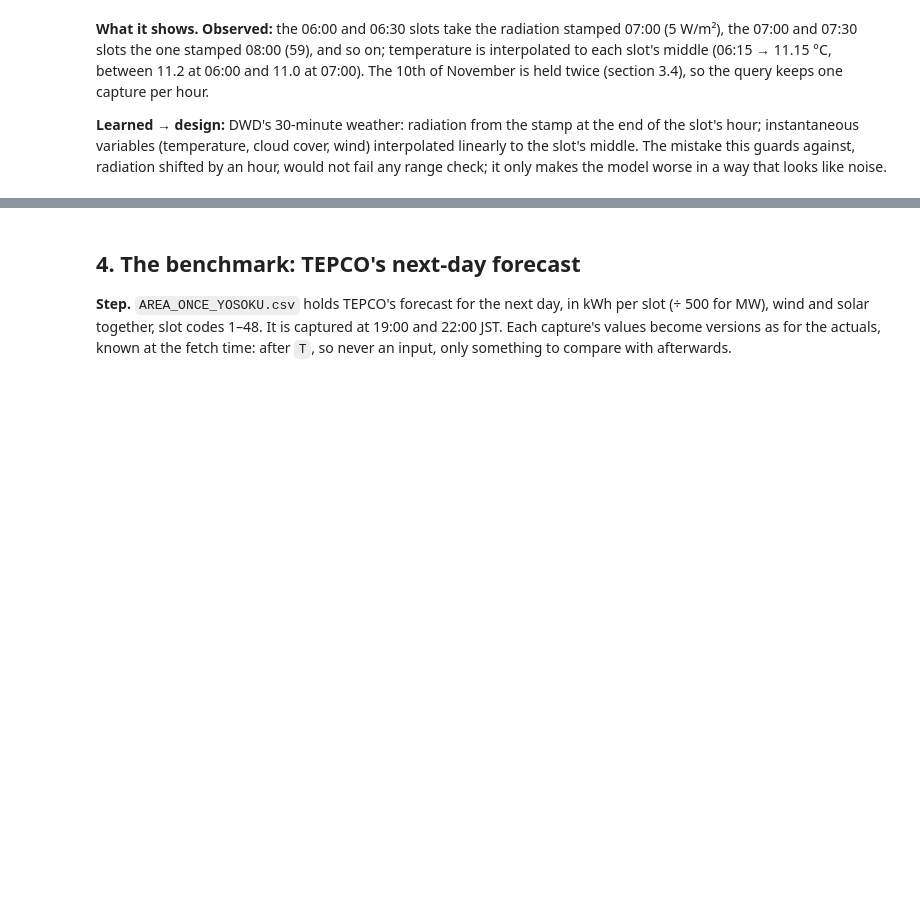
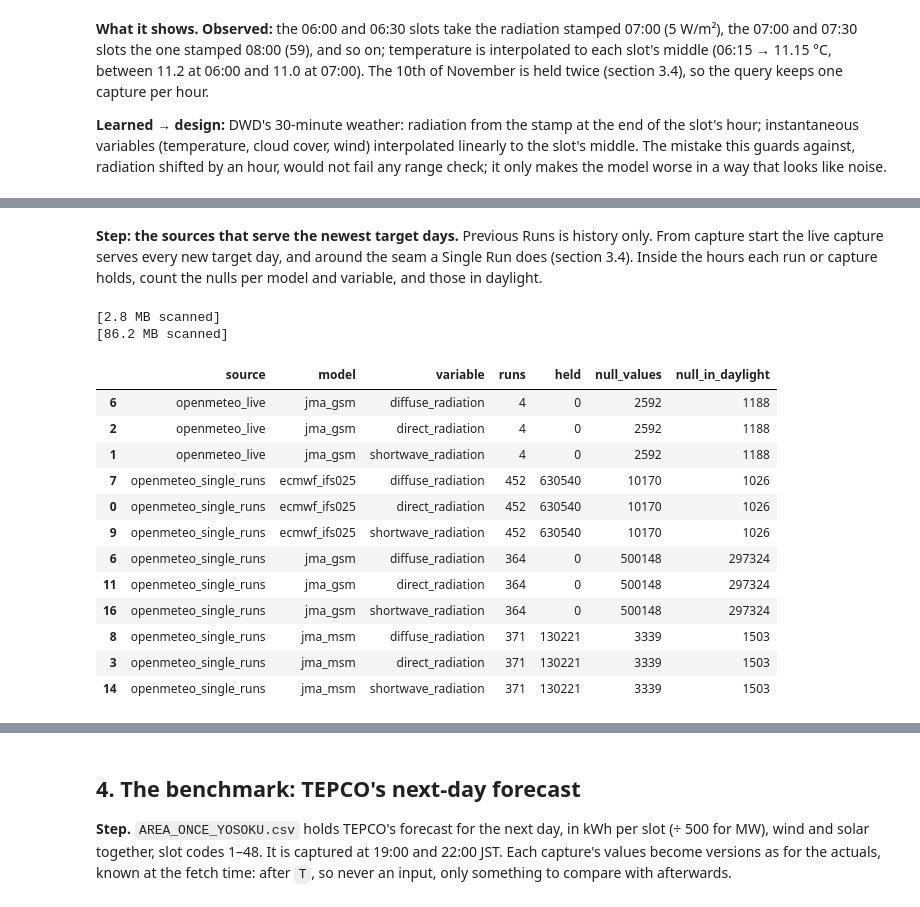
Before and after one commit to iahsanujunda/jtf, a Jupyter notebook: notebooks/04_ods_to_dwd.ipynb, the cells around one changed output, grey strips where cells are left out. Drawn from its saved outputs; the diff is of its cells as text; code cells hidden in the pictures; blank space fills up the shorter version.

```diff
--- a/notebooks/04_ods_to_dwd.ipynb
+++ b/notebooks/04_ods_to_dwd.ipynb
@@ -555,0 +697,46 @@ sql("""
+# %% [markdown]
+**Step: the sources that serve the newest target days.** Previous Runs is history only. From capture start the live capture serves every new target day, and around the seam a Single Run does (section 3.4). Inside the hours each run or capture holds, count the nulls per model and variable, and those in daylight.
+# %%
+NULLS = """
+WITH vals AS (
+  SELECT point, model, {run} AS run, valid_time, variable, value
+  FROM {table}
+  UNPIVOT INCLUDE NULLS (value FOR variable IN (shortwave_radiation, direct_radiation,
+    diffuse_radiation, cloud_cover, temperature_2m, wind_speed_10m))
+),
+daylight_hours AS (  -- an hour whose radiation falls on a daylight slot
+  SELECT TIMESTAMP_ADD(slot_start, INTERVAL 60 MINUTE) AS valid_time
+  FROM `{dim}.dim_daylight` WHERE NOT is_night
+  UNION DISTINCT
+  SELECT TIMESTAMP_ADD(slot_start, INTERVAL 30 MINUTE)
+  FROM `{dim}.dim_daylight` WHERE NOT is_night
+)
+SELECT '{table}' AS source, model, variable, COUNT(DISTINCT run) AS runs,
+       COUNTIF(value IS NOT NULL) AS held, COUNTIF(value IS NULL) AS null_values,
+       COUNTIF(value IS NULL AND d.valid_time IS NOT NULL) AS null_in_daylight
+FROM vals
+LEFT JOIN daylight_hours AS d USING (valid_time)
+GROUP BY model, variable
+"""
+pd.concat(
+    [
+        sql(NULLS.format(table="openmeteo_live", run="fetched_at", dim=DIM)),
+        sql(NULLS.format(table="openmeteo_single_runs", run="run_time", dim=DIM)),
+    ]
+).query("null_values > 0").sort_values(["source", "model", "variable"])
+# %% [output]
+[2.8 MB scanned]
+[86.2 MB scanned]
+|  | source | model | variable | runs | held | null_values | null_in_daylight |
+| 6 | openmeteo_live | jma_gsm | diffuse_radiation | 4 | 0 | 2592 | 1188 |
+| 2 | openmeteo_live | jma_gsm | direct_radiation | 4 | 0 | 2592 | 1188 |
+| 1 | openmeteo_live | jma_gsm | shortwave_radiation | 4 | 0 | 2592 | 1188 |
+| 7 | openmeteo_single_runs | ecmwf_ifs025 | diffuse_radiation | 452 | 630540 | 10170 | 1026 |
+| 0 | openmeteo_single_runs | ecmwf_ifs025 | direct_radiation | 452 | 630540 | 10170 | 1026 |
+| 9 | openmeteo_single_runs | ecmwf_ifs025 | shortwave_radiation | 452 | 630540 | 10170 | 1026 |
+| 6 | openmeteo_single_runs | jma_gsm | diffuse_radiation | 364 | 0 | 500148 | 297324 |
+| 11 | openmeteo_single_runs | jma_gsm | direct_radiation | 364 | 0 | 500148 | 297324 |
+| 16 | openmeteo_single_runs | jma_gsm | shortwave_radiation | 364 | 0 | 500148 | 297324 |
+| 8 | openmeteo_single_runs | jma_msm | diffuse_radiation | 371 | 130221 | 3339 | 1503 |
+| 3 | openmeteo_single_runs | jma_msm | direct_radiation | 371 | 130221 | 3339 | 1503 |
+| 14 | openmeteo_single_runs | jma_msm | shortwave_radiation | 371 | 130221 | 3339 | 1503 |
```
Also changed, not shown: parts of 10 cells of this notebook.
